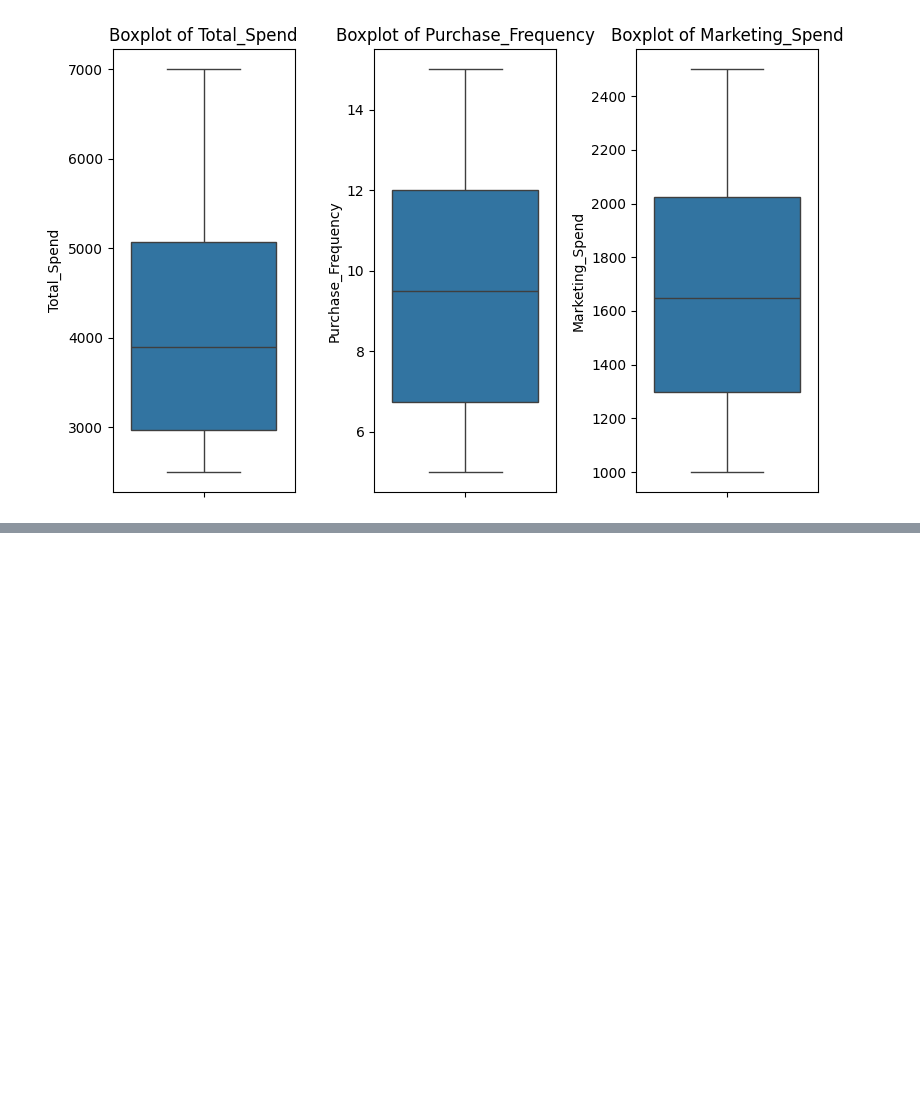
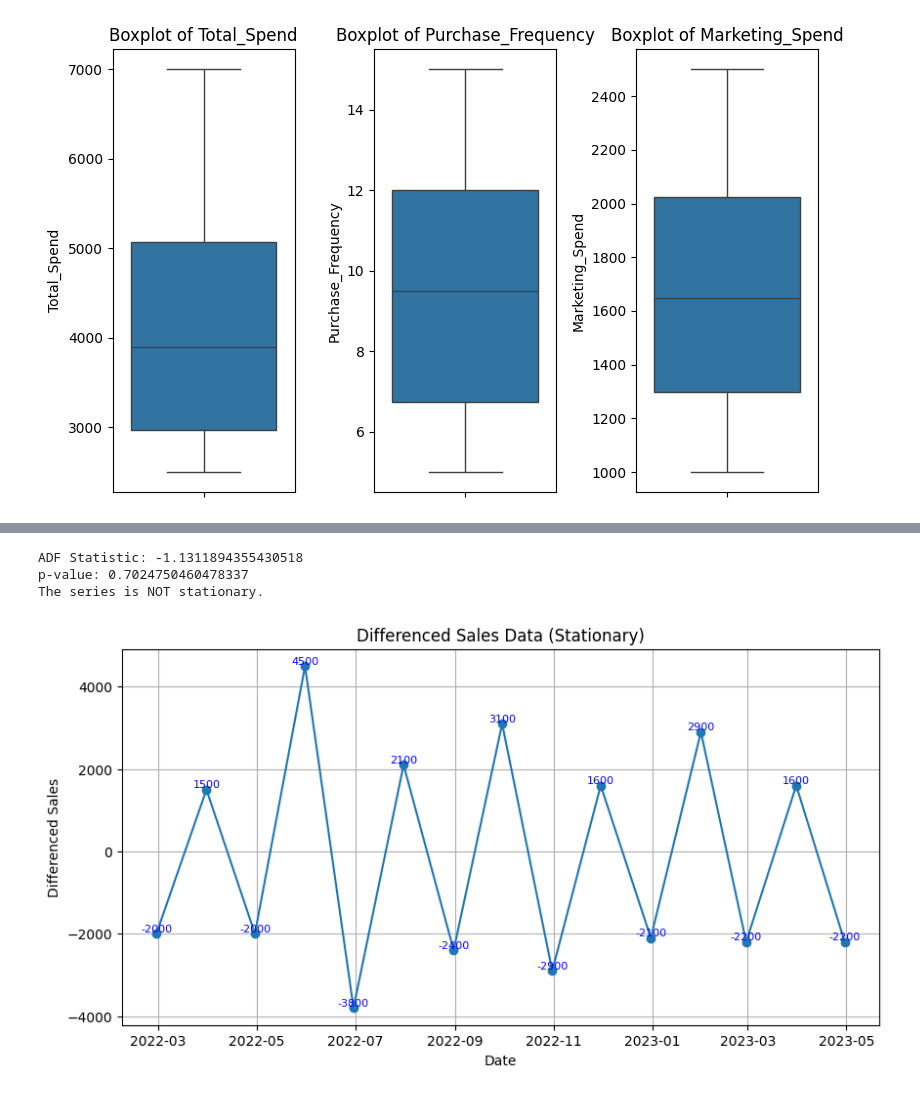
Before and after one commit to Rifayabanu/Project3, a Jupyter notebook: ProjectWeek3.ipynb, the cells around one changed output, grey strips where cells are left out. Cells and saved outputs as stored; diff of their text form; code cells hidden in the pictures; blank space fills up the shorter version.

```diff
--- a/ProjectWeek3.ipynb
+++ b/ProjectWeek3.ipynb
@@ -91,0 +261,20 @@ plt.show()
+# %%
+df_diff = df.diff().dropna()  # First-order differencing
+check_stationarity(df_diff['Total_Spend'])
+
+# Plot the differenced data
+plt.figure(figsize=(10, 5))
+plt.plot(df_diff, marker='o', linestyle='-')
+for date, value in zip(df_diff.index, df_diff['Total_Spend']):
+    plt.text(date, value, f'{value:.0f}', ha='center', va='bottom', fontsize=8, color='blue')
+
+plt.xlabel("Date")
+plt.ylabel("Differenced Sales")
+plt.title("Differenced Sales Data (Stationary)")
+plt.grid()
+plt.show()
+# %% [output]
+ADF Statistic: -1.1311894355430518
+p-value: 0.7024750460478337
+The series is NOT stationary.
+[figure, added]
```
Also changed, not shown: parts of 21 cells of this notebook.
